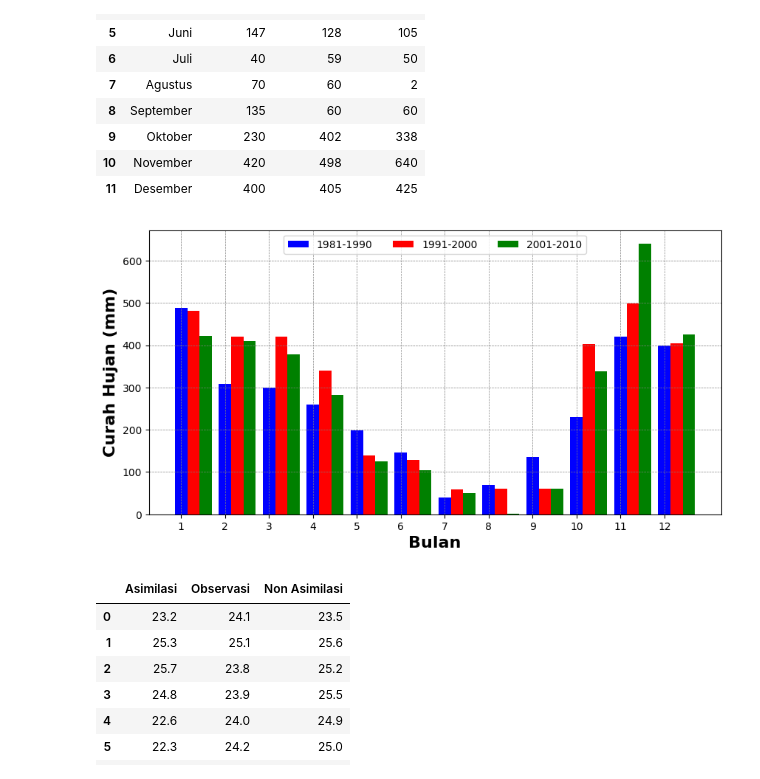
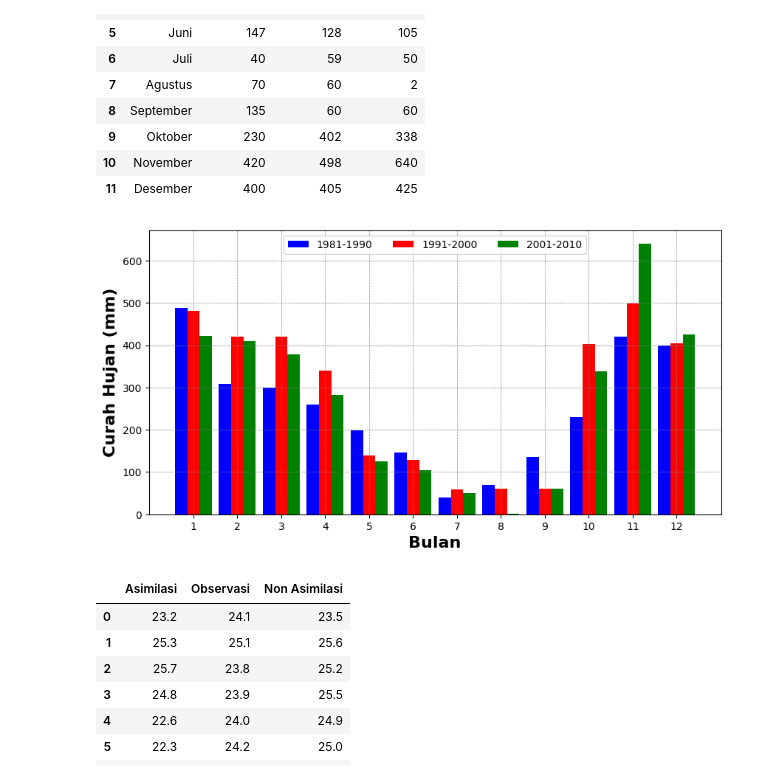
Before and after one commit to BearAzul/MiniProject2, a Jupyter notebook: UAS_G.211.21.0077.ipynb, the cells around one changed output. Drawn from its saved outputs; the diff is of its cells as text; code cells hidden in the pictures.

```diff
--- a/UAS_G.211.21.0077.ipynb
+++ b/UAS_G.211.21.0077.ipynb
@@ -26,32 +26,32 @@ dt
 # %%
 # Mengatur ukuran gambar (figure) dengan lebar 12 inci dan tinggi 6 inci.
 plt.figure(figsize=(10, 5))
 
 # Membuat array x yang berisi urutan angka dari 0 hingga panjang data kolom "Bulan" dalam dt.
 x = np.arange(len(dt["Bulan"]))
 
 # Mengubah urutan bulan menjadi dari 1
 Bulan = [str(i + 1) for i in range(len(dt["Bulan"]))]
 
 # Menentukan lebar setiap batang dalam diagram batang.
 width = 0.28
 
 # Membuat diagram batang dengan menggunakan data dari kolom '1981-1990', '1991-2000', dan '2001-2010'
-plt.bar(x + 0.00, dt["1981-1990"], color = "b", width = width, label="1981-1990")
-plt.bar(x + 0.28, dt["1991-2000"], color = "r", width = width, label="1991-2000")
-plt.bar(x + 0.56, dt["2001-2010"], color = "g", width = width, label="2001-2010")
+plt.bar(x - 0.28, dt["1981-1990"], color = "b", width = width, label="1981-1990")
+plt.bar(x + 0.00, dt["1991-2000"], color = "r", width = width, label="1991-2000")
+plt.bar(x + 0.28, dt["2001-2010"], color = "g", width = width, label="2001-2010")
 
 # Memberikan label sumbu x dan y dengan teks "Bulan" dan "Curah Hujan (mm)".
 plt.xlabel("Bulan", fontsize=16, weight="bold")
 plt.ylabel("Curah Hujan (mm)", fontsize=16, weight="bold")
 
 # Menampilkan legenda di bagian atas tengah gambar dengan 3 kolom (label untuk setiap periode).
 plt.legend(loc="upper center", ncol=3)
 plt.xticks(x, Bulan)
 plt.grid(zorder=0, color="gray", linestyle="dashed", linewidth=0.5)
 plt.show()
 # %% [output]
-[figure, old version]
+[figure, new version]
 # %%
 dataset = pd.read_csv("https://raw.githubusercontent.com/BearAzul/MiniProject2/seventh/Dataset_UAS/suhu_permukaan.csv")
 dataset
```
